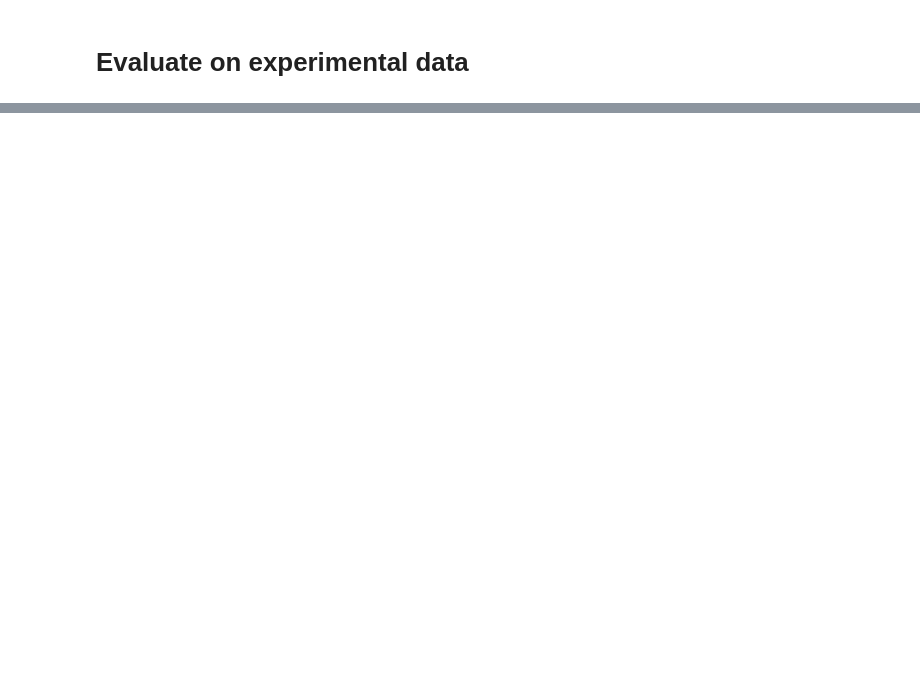
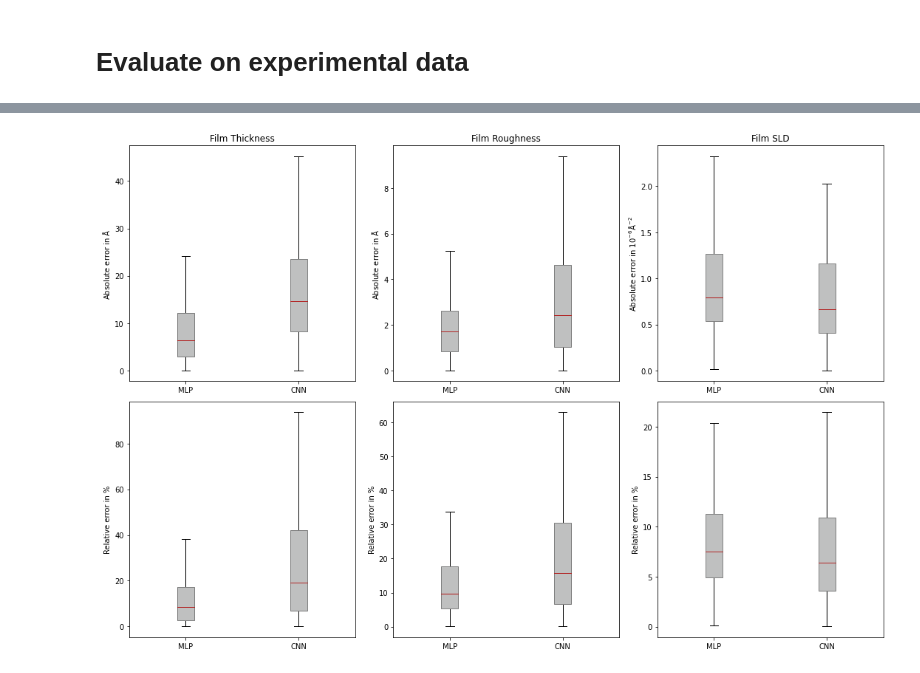
Before and after one commit to MaximilianHilbert/Bachelor-s-Thesis-CNNs, a Jupyter notebook: src/evaluate_exp_data.ipynb, the cells around one changed output, grey strips where cells are left out. Cells and saved outputs as stored; diff of their text form; code cells hidden in the pictures; blank space fills up the shorter version.

```diff
--- a/src/evaluate_exp_data.ipynb
+++ b/src/evaluate_exp_data.ipynb
@@ -181,0 +40,4 @@ relative error: 6.481528915367054
+# %%
+plots.gen_param_plots(absolute_error_array, relative_error_array)
+# %% [output]
+[figure, added]
```
Also changed, not shown: parts of 15 cells of this notebook, 35 other files.
